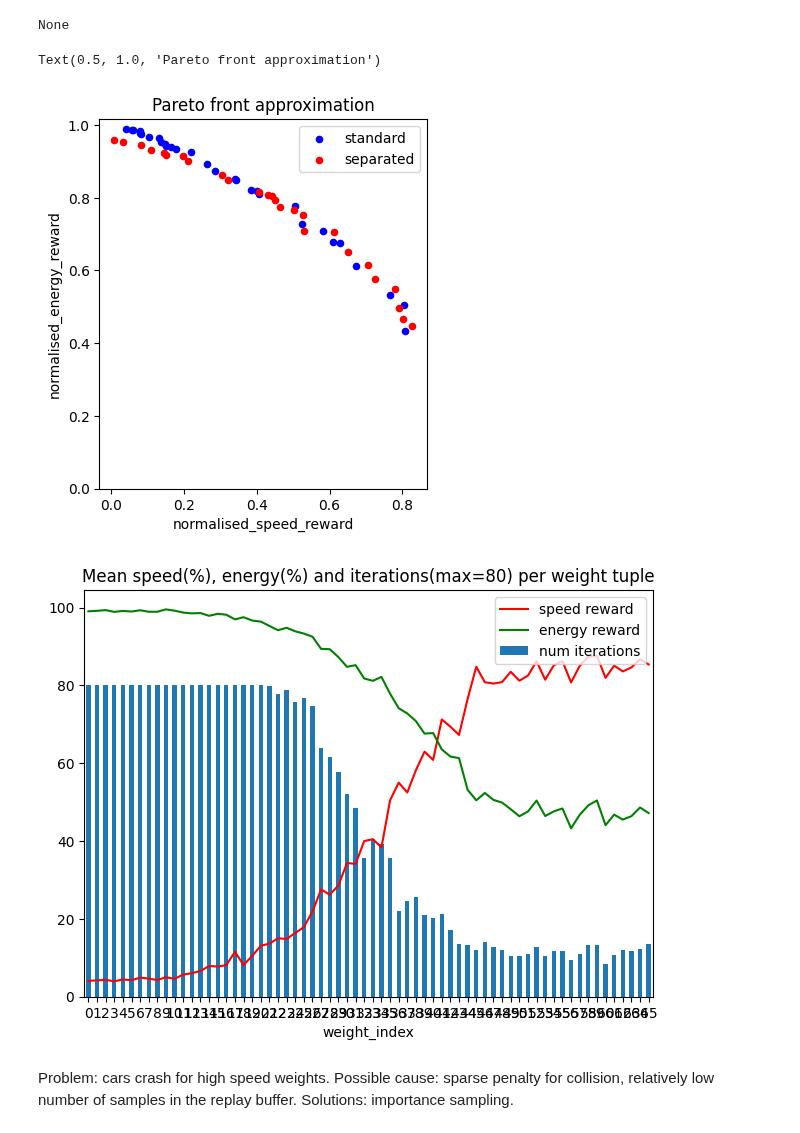
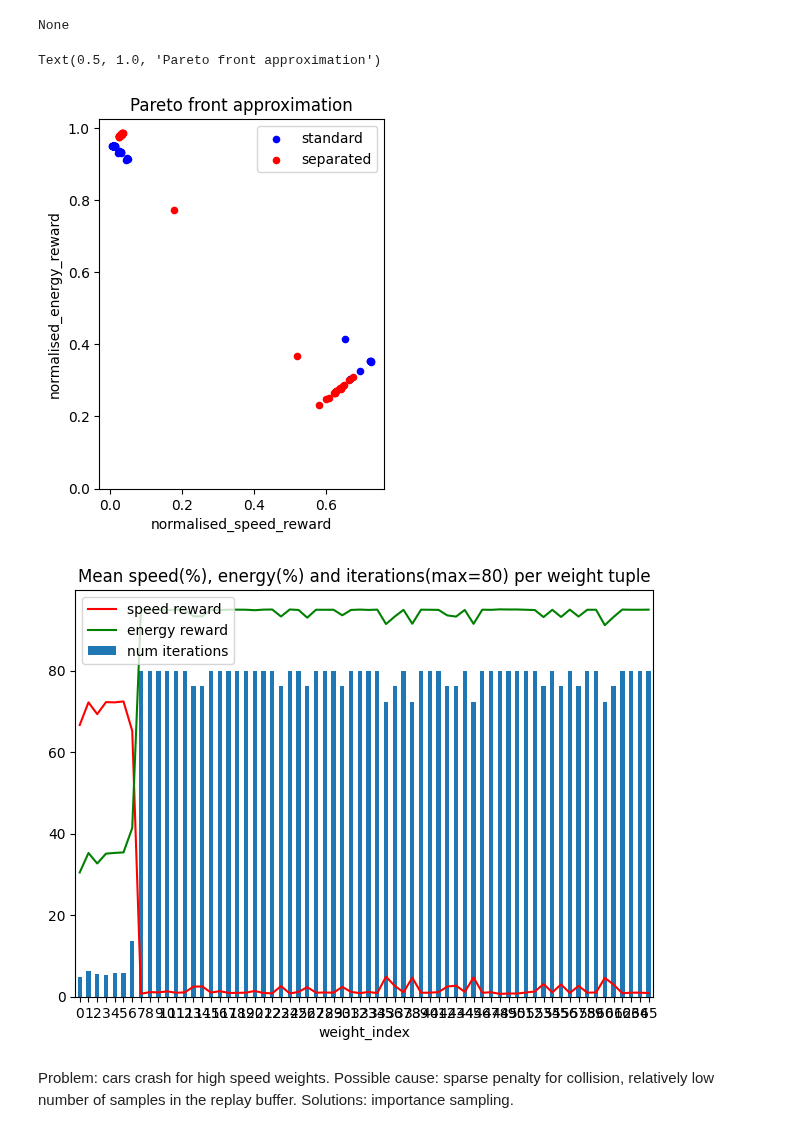
Before and after one commit to whl020406/moma-rl-ad, a Jupyter notebook: test_chebyshev_modqn_vs_modqn_sep copy.ipynb, the cells around one changed output. Drawn from its saved outputs; the diff is of its cells as text; code cells hidden in the pictures.

```diff
--- a/test_chebyshev_modqn_vs_modqn_sep copy.ipynb
+++ b/test_chebyshev_modqn_vs_modqn_sep copy.ipynb
@@ -85,8 +101,8 @@ df.to_csv("data/mo_dqn_sep.csv")
 # %% [markdown]
 ### Visualisation
 # %%
-df_standard = pd.read_csv("data/mo_dqn_standard.csv")
-df_separated = pd.read_csv("data/mo_dqn_sep.csv")
+df_standard = pd.read_csv("data/mo_dqn_standard_cheb.csv")
+df_separated = pd.read_csv("data/mo_dqn_sep_cheb.csv")
 display(df_standard.info())
 # %% [output]
 <class 'pandas.core.frame.DataFrame'>
@@ -120,14 +136,14 @@ pareto_indices = nds.do(grouped_df_separated, only_non_dominated_front=True)
 grouped_df_separated["pareto"] = False
 grouped_df_separated.loc[pareto_indices,"pareto"] = True
 # %%
-ax = grouped_df_standard[grouped_df_standard["pareto"]==True].plot.scatter(x="normalised_speed_reward",y="normalised_energy_reward", c="blue", label="standard")
-grouped_df_separated[grouped_df_separated["pareto"]==True].plot.scatter(x="normalised_speed_reward",y="normalised_energy_reward", ax=ax, c="red", label="separated")
+ax = grouped_df_standard.plot.scatter(x="normalised_speed_reward",y="normalised_energy_reward", c="blue", label="standard")
+grouped_df_separated.plot.scatter(x="normalised_speed_reward",y="normalised_energy_reward", ax=ax, c="red", label="separated")
 ax.set_aspect('equal')
 ax.set_ylim(ymin=0)
 ax.set_title("Pareto front approximation")
 # %% [output]
 Text(0.5, 1.0, 'Pareto front approximation')
-[figure, old version]
+[figure, new version]
 # %%
 ax = df_standard.groupby("weight_index")["num_iterations"].mean().plot.bar(label="num iterations")
 ax = (df_standard.groupby("weight_index")["normalised_speed_reward"].mean()*100).plot.line(ax=ax, label="speed reward", c="red")
@@ -137,7 +153,7 @@ plt.legend()
 plt.title("Mean speed(%), energy(%) and iterations(max=80) per weight tuple")
 plt.show()
 # %% [output]
-[figure, old version]
+[figure, new version]
 # %% [markdown]
 Problem: cars crash for high speed weights. Possible cause: sparse penalty for collision, relatively low number of samples in the replay buffer. Solutions: importance sampling.
 # %% [markdown]
```
Also changed, not shown: parts of 2 cells of this notebook, 8 other files.
